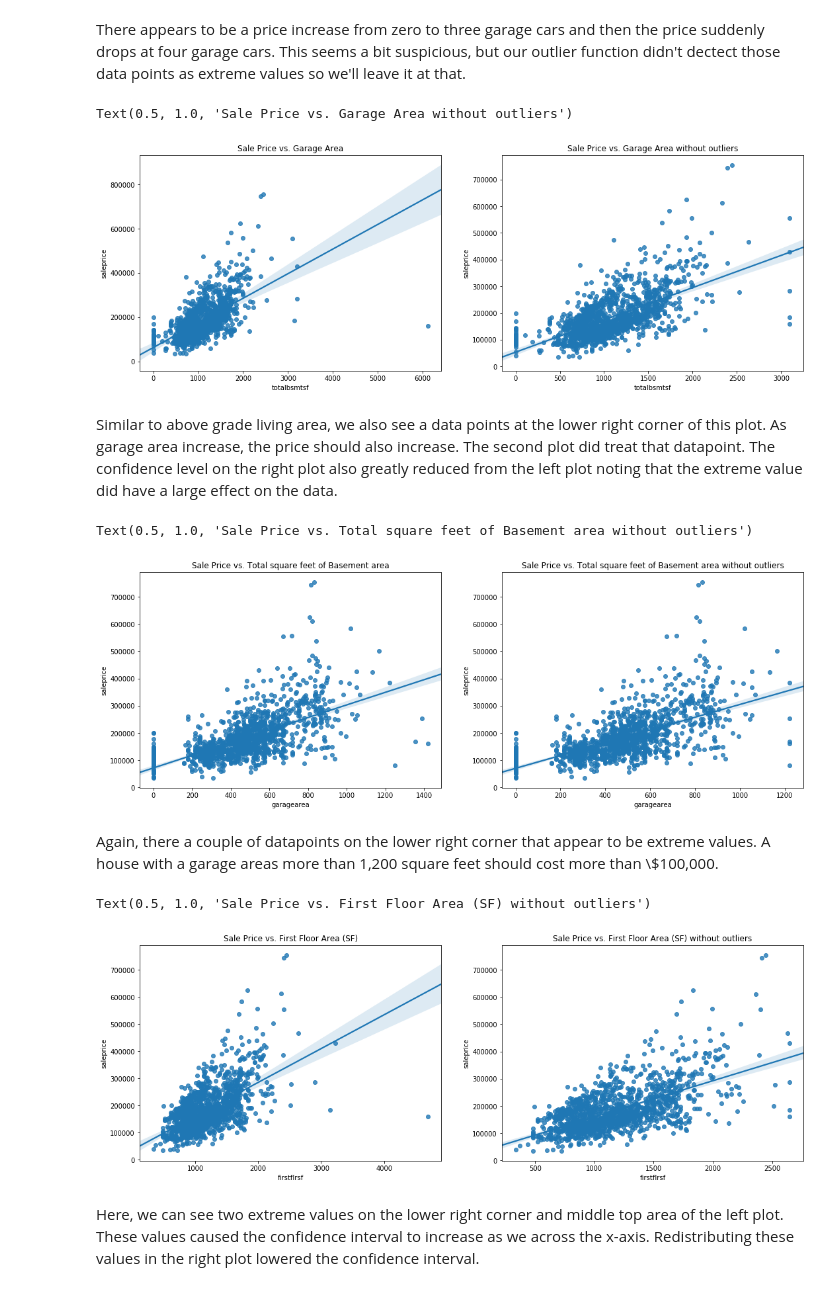
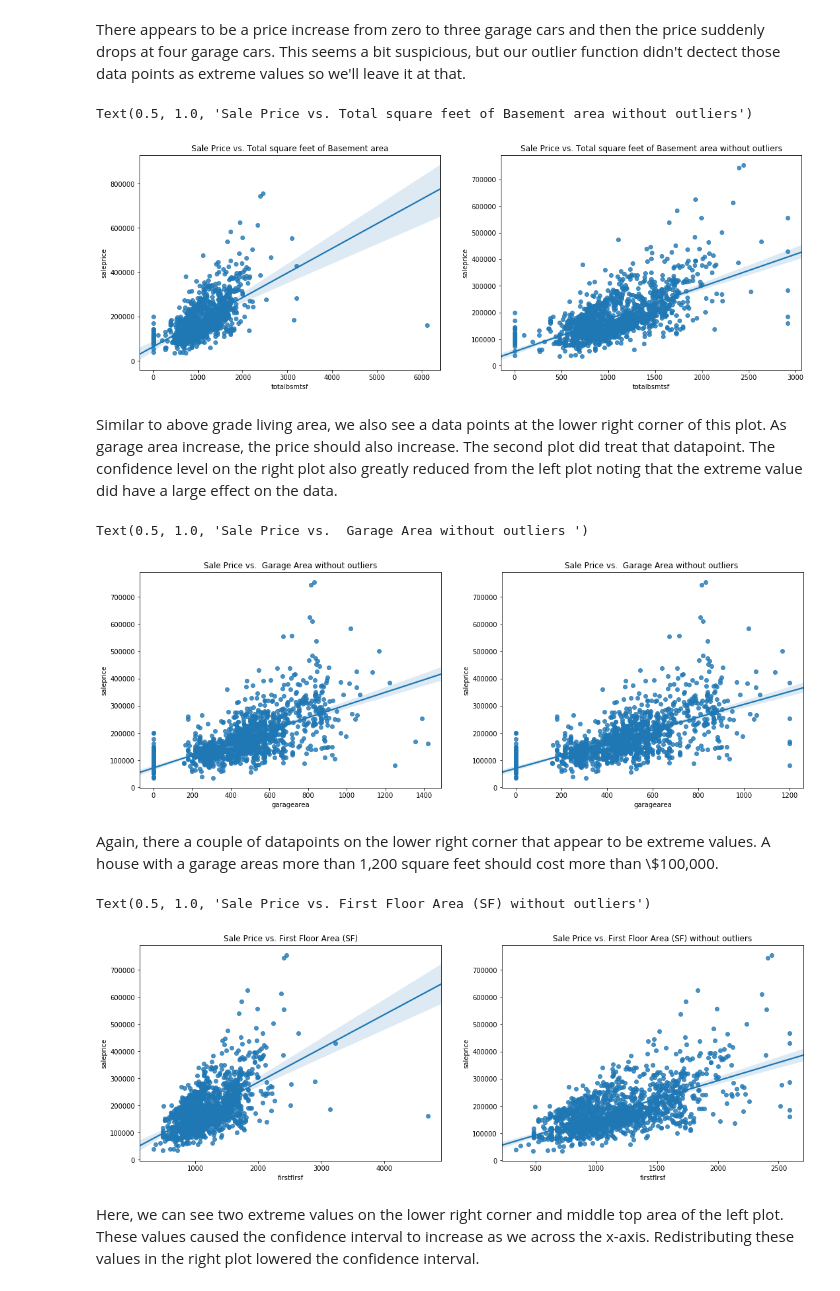
Before and after one commit to tsaw8/Thinkful_Project, a Jupyter notebook: Module 19: Supervised learning: solving regression problems/8. Challenge House prices model .ipynb, the cells around one changed output. Saved outputs shown, nothing was run; the diff lists cells and outputs as text; code cells hidden in the pictures.

```diff
--- a/Module 19: Supervised learning: solving regression problems/8. Challenge House prices model .ipynb
+++ b/Module 19: Supervised learning: solving regression problems/8. Challenge House prices model .ipynb
@@ -300,8 +323,8 @@ Although outliers contain meaningful information, linear regression machine lear
 
 def outlier_table(df):
     for column in df.select_dtypes(['int64', 'float64']).columns:
-        if df[column].quantile(.9973)<df[column].max():
-            threshold = df[column].quantile(.9973)
+        if df[column].quantile(.997)<df[column].max():
+            threshold = df[column].quantile(.997)
             df[column] = np.where(df[column] > threshold, int(round(threshold)),df[column])
             if df[column].quantile(0)>df[column].min():
                 threshold = df[column].min()
@@ -456,16 +478,16 @@ There appears to be a price increase from zero to three garage cars and then the
 # %%
 plt.figure(figsize=(18,6))
 
 plt.subplot(1,2,1)
 sns.regplot(x="totalbsmtsf", y="saleprice", data=df)
-plt.title('Sale Price vs. Garage Area')
+plt.title('Sale Price vs. Total square feet of Basement area')
 
 plt.subplot(1,2,2)
 sns.regplot(x="totalbsmtsf", y="saleprice", data=df2)
-plt.title('Sale Price vs. Garage Area without outliers')
+plt.title('Sale Price vs. Total square feet of Basement area without outliers')
 # %% [output]
-Text(0.5, 1.0, 'Sale Price vs. Garage Area without outliers')
+Text(0.5, 1.0, 'Sale Price vs. Total square feet of Basement area without outliers')
-[figure, old version]
+[figure, new version]
 # %% [markdown]
 Similar to above grade living area, we also see a data points at the lower right corner of this plot. As garage area increase, the price should also increase. The second plot did treat that datapoint. The confidence level on the right plot also greatly reduced from the left plot noting that the extreme value did have a large effect on the data.
 # %%
@@ -473,14 +495,14 @@ plt.figure(figsize=(18,6))
 
 plt.subplot(1,2,1)
 sns.regplot(x="garagearea", y="saleprice", data=df)
-plt.title('Sale Price vs. Total square feet of Basement area')
+plt.title('Sale Price vs.  Garage Area without outliers')
 
 plt.subplot(1,2,2)
 sns.regplot(x="garagearea", y="saleprice", data=df2)
-plt.title('Sale Price vs. Total square feet of Basement area without outliers')
+plt.title('Sale Price vs.  Garage Area without outliers ')
 # %% [output]
-Text(0.5, 1.0, 'Sale Price vs. Total square feet of Basement area without outliers')
+Text(0.5, 1.0, 'Sale Price vs.  Garage Area without outliers ')
-[figure, old version]
+[figure, new version]
 # %% [markdown]
 Again, there a couple of datapoints on the lower right corner that appear to be extreme values. A house with a garage areas more than 1,200 square feet should cost more than \\$100,000.
 # %%
@@ -495,7 +517,7 @@ sns.regplot(x="firstflrsf", y="saleprice", data=df2)
 plt.title('Sale Price vs. First Floor Area (SF) without outliers')
 # %% [output]
 Text(0.5, 1.0, 'Sale Price vs. First Floor Area (SF) without outliers')
-[figure, old version]
+[figure, new version]
 # %% [markdown]
 Here, we can see two extreme values on the lower right corner and middle top area of the left plot. These values caused the confidence interval to increase as we across the x-axis. Redistributing these values in the right plot lowered the confidence interval.
 # %%
```
Also changed, not shown: parts of 26 cells of this notebook.
